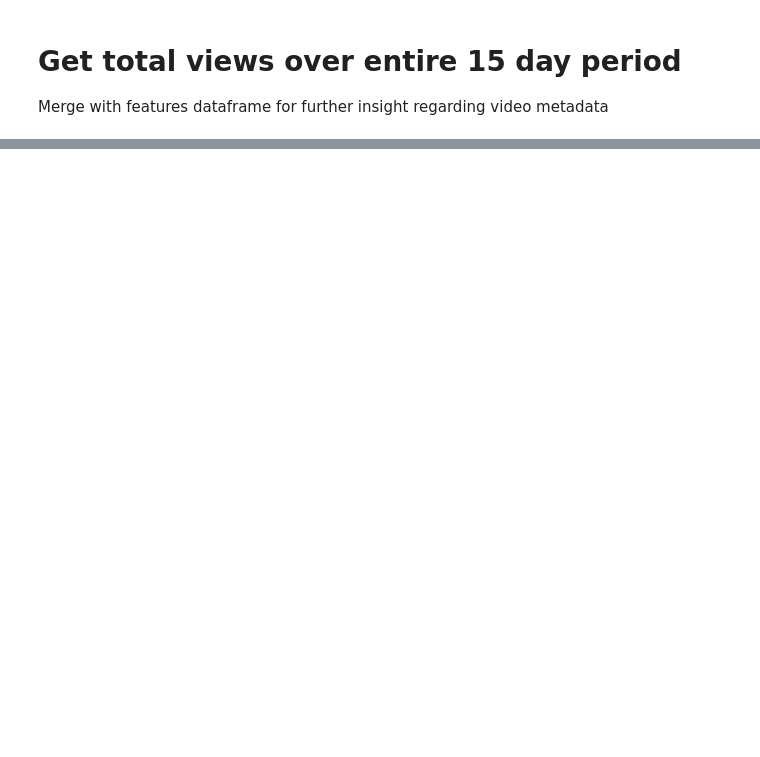
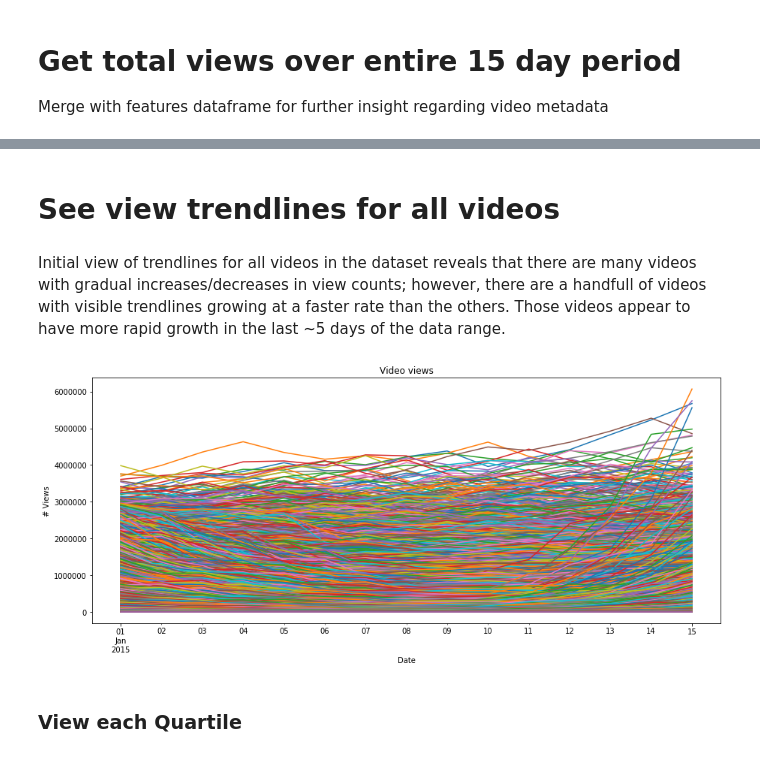
Before and after one commit to DTrimarchi10/Viral_video_classification, a Jupyter notebook: viral_video.ipynb, the cells around one changed output, grey strips where cells are left out. Cells and saved outputs as stored; diff of their text form; code cells hidden in the pictures; blank space fills up the shorter version.

```diff
--- a/viral_video.ipynb
+++ b/viral_video.ipynb
@@ -192,0 +175,11 @@ plot_video_trends(list(total_views_merged.iloc[1000:1500].index.values), legend=
+# %% [markdown]
+# See view trendlines for all videos
+# %% [markdown]
+Initial view of trendlines for all videos in the dataset reveals that there are many videos with gradual increases/decreases in view counts; however, there are a handfull of videos with visible trendlines growing at a faster rate than the others. Those videos appear to have more rapid growth in the last ~5 days of the data range.
+# %%
+#ALL VIDEOS
+plot_video_trends(list(total_views_merged.index.values), legend=False)
+# %% [output]
+[figure, added]
+# %% [markdown]
+### View each Quartile
```
Also changed, not shown: parts of 56 cells of this notebook.
